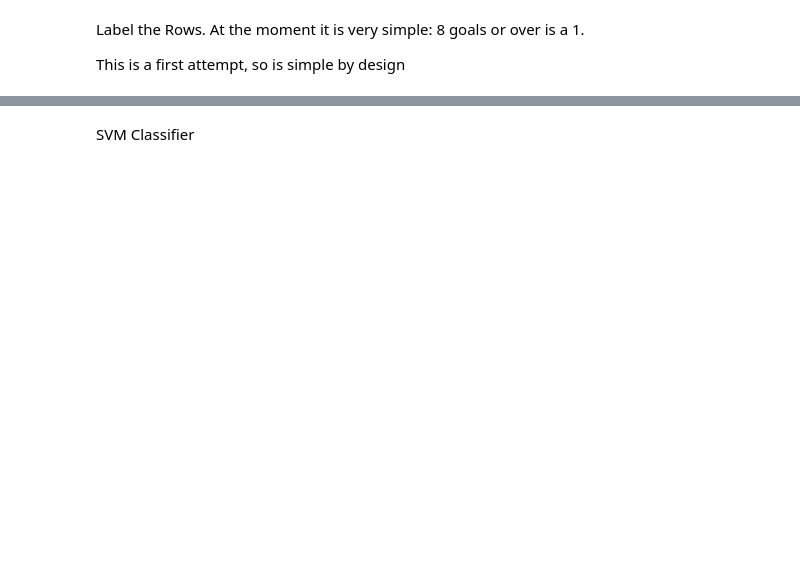
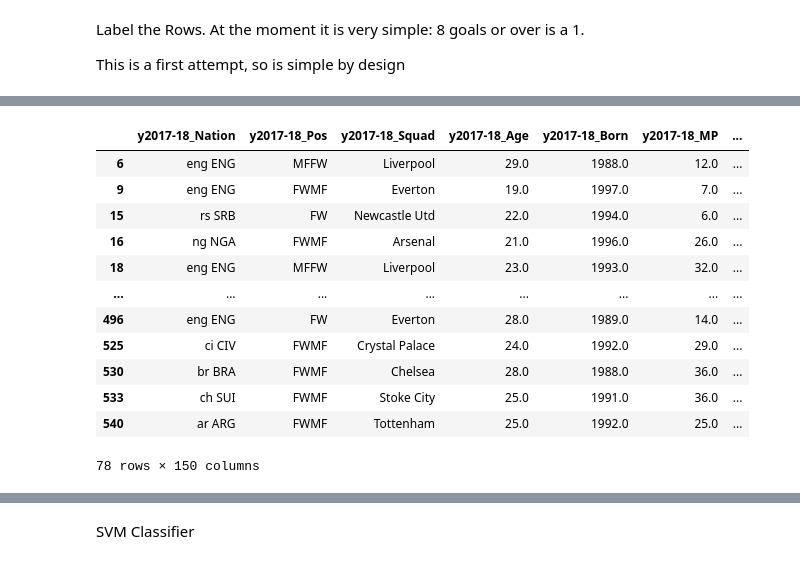
Before and after one commit to jacksim588/Football-Analytics, a Jupyter notebook: Data Gathering/StatsBomb Collate.ipynb, the cells around one changed output, grey strips where cells are left out. Drawn from its saved outputs; the diff is of its cells as text; code cells hidden in the pictures; blank space fills up the shorter version.

```diff
--- a/Data Gathering/StatsBomb Collate.ipynb
+++ b/Data Gathering/StatsBomb Collate.ipynb
@@ -286,3 +272,21 @@ df_17_20_FW['label'].value_counts()
 1    23
 Name: label, dtype: int64
+# %%
+#df_17_20_FW = df_17_20_FW.iloc[: , 150:]
+df_17_20_FW = df_17_20_FW[df_17_20_FW.columns[-150:]]
+df_17_20_FW
+# %% [output]
+|  | y2017-18_Nation | y2017-18_Pos | y2017-18_Squad | y2017-18_Age | y2017-18_Born | y2017-18_MP | ... |
+| 6 | eng ENG | MFFW | Liverpool | 29.0 | 1988.0 | 12.0 | ... |
+| 9 | eng ENG | FWMF | Everton | 19.0 | 1997.0 | 7.0 | ... |
+| 15 | rs SRB | FW | Newcastle Utd | 22.0 | 1994.0 | 6.0 | ... |
+| 16 | ng NGA | FWMF | Arsenal | 21.0 | 1996.0 | 26.0 | ... |
+| 18 | eng ENG | MFFW | Liverpool | 23.0 | 1993.0 | 32.0 | ... |
+| ... | ... | ... | ... | ... | ... | ... | ... |
+| 496 | eng ENG | FW | Everton | 28.0 | 1989.0 | 14.0 | ... |
+| 525 | ci CIV | FWMF | Crystal Palace | 24.0 | 1992.0 | 29.0 | ... |
+| 530 | br BRA | FWMF | Chelsea | 28.0 | 1988.0 | 36.0 | ... |
+| 533 | ch SUI | FWMF | Stoke City | 25.0 | 1991.0 | 36.0 | ... |
+| 540 | ar ARG | FWMF | Tottenham | 25.0 | 1992.0 | 25.0 | ... |
+78 rows × 150 columns
 # %%
```
Also changed, not shown: parts of 17 cells of this notebook.
